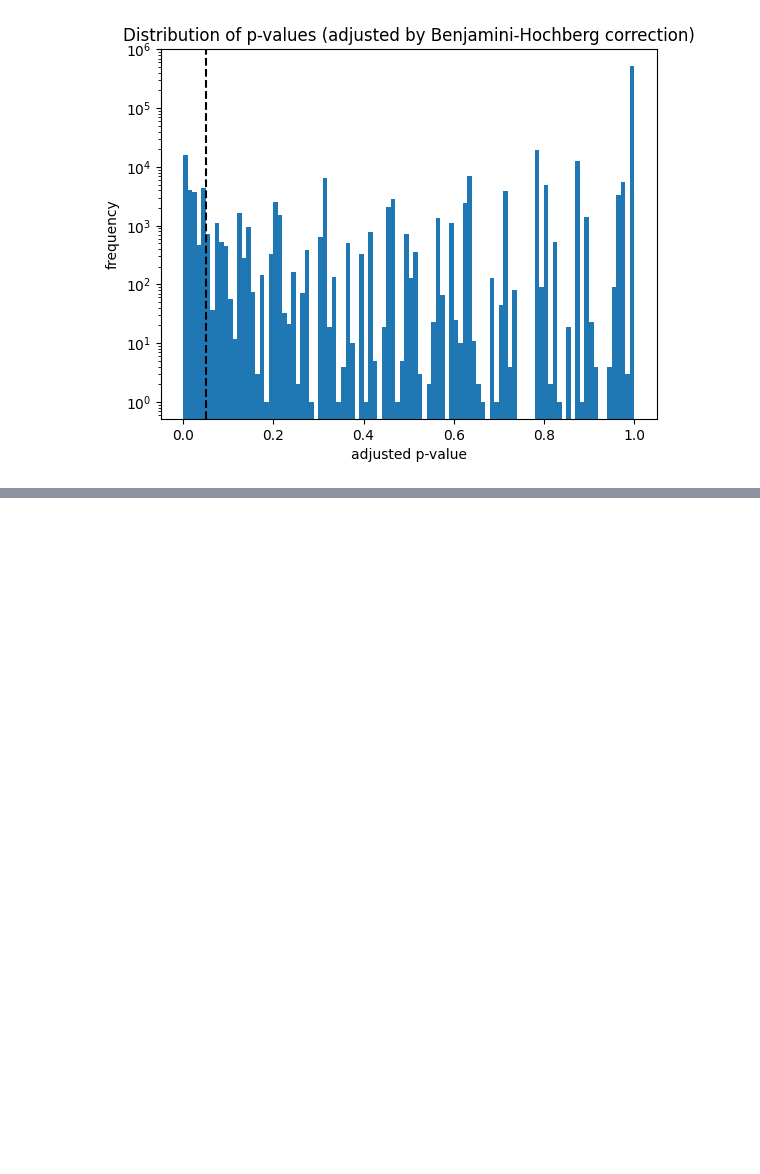
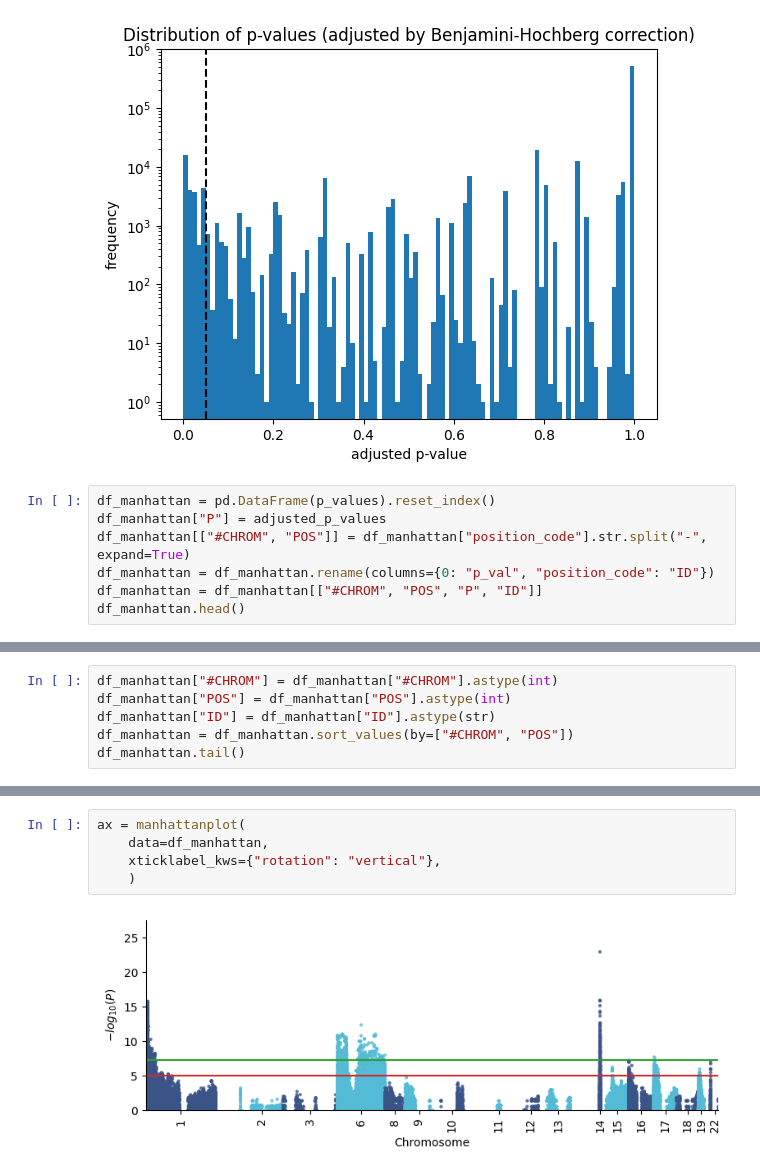
Before and after one commit to junkha/ba_biomed, a Jupyter notebook: analysis/binomial_testing.ipynb, the cells around one changed output, grey strips where cells are left out. Drawn from its saved outputs; the diff is of its cells as text; blank space fills up the shorter version.

Commit message:
added manhattan plot

```diff
--- a/analysis/binomial_testing.ipynb
+++ b/analysis/binomial_testing.ipynb
@@ -82,3 +81,10 @@ plt.axvline(x=0.05, linestyle="dashed", color="black")
 # %% [output]
 <matplotlib.lines.Line2D at 0x...>
 [figure]
+# %%
+df_manhattan = pd.DataFrame(p_values).reset_index()
+df_manhattan["P"] = adjusted_p_values
+df_manhattan[["#CHROM", "POS"]] = df_manhattan["position_code"].str.split("-", expand=True)
+df_manhattan = df_manhattan.rename(columns={0: "p_val", "position_code": "ID"})
+df_manhattan = df_manhattan[["#CHROM", "POS", "P", "ID"]]
+df_manhattan.head()
@@ -84,0 +98,6 @@ plt.axvline(x=0.05, linestyle="dashed", color="black")
+# %%
+df_manhattan["#CHROM"] = df_manhattan["#CHROM"].astype(int)
+df_manhattan["POS"] = df_manhattan["POS"].astype(int)
+df_manhattan["ID"] = df_manhattan["ID"].astype(str)
+df_manhattan = df_manhattan.sort_values(by=["#CHROM", "POS"])
+df_manhattan.tail()
@@ -84,0 +111,7 @@ plt.axvline(x=0.05, linestyle="dashed", color="black")
+# %%
+ax = manhattanplot(
+    data=df_manhattan,
+    xticklabel_kws={"rotation": "vertical"},
+    )
+# %% [output]
+[figure, added]
```
Also changed, not shown: parts of 3 cells of this notebook.
